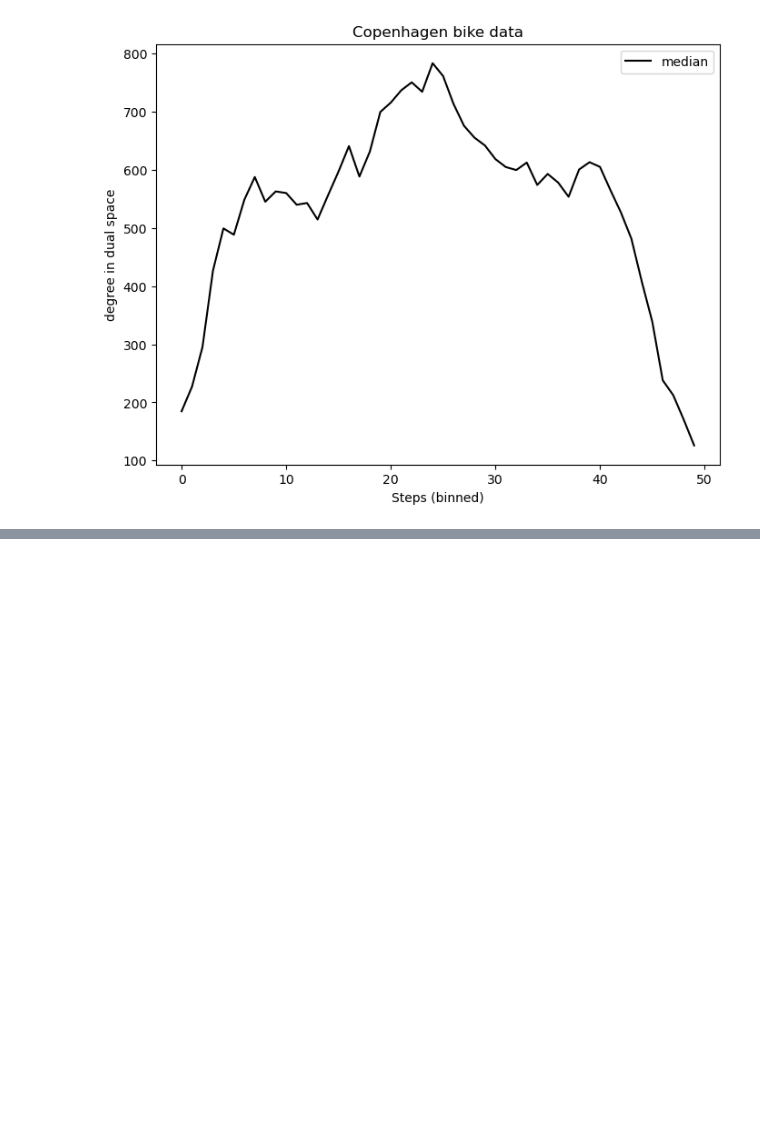
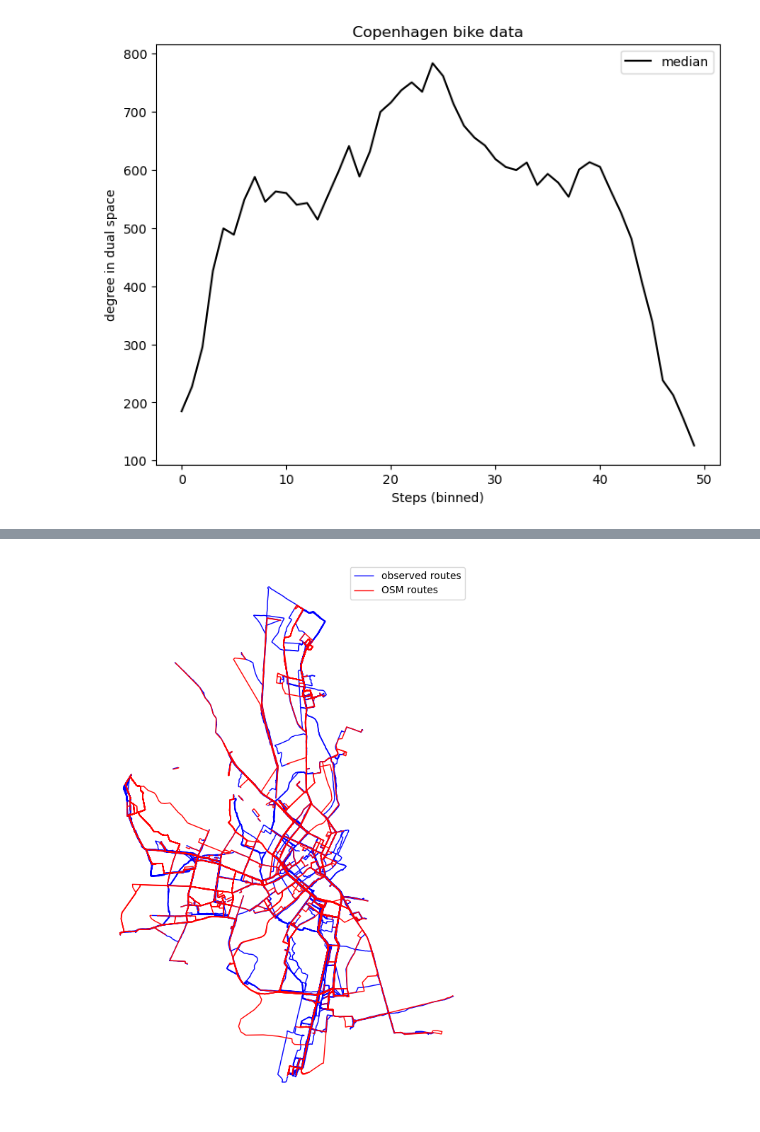
Before and after one commit to LassePSH/DualGraphDirCon, a Jupyter notebook: hovding.ipynb, the cells around one changed output, grey strips where cells are left out. Cells and saved outputs as stored; diff of their text form; code cells hidden in the pictures; blank space fills up the shorter version.

```diff
--- a/hovding.ipynb
+++ b/hovding.ipynb
@@ -178,0 +199,14 @@ plt.show()
+# %%
+import geopandas as gpd
+import matplotlib.pyplot as plt
+
+fig, ax = plt.subplots(figsize=(10, 10))
+
+gpd.GeoSeries(paths['geometry']).plot(ax=ax, color='blue', linewidth=1, label='observed routes')
+gpd.GeoSeries(paths['osm_route']).plot(ax=ax, color='red', linewidth=1, label='OSM routes')
+
+plt.axis('off')
+plt.legend()
+plt.show()
+# %% [output]
+[figure, added]
```
Also changed, not shown: parts of 13 cells of this notebook, 1 other file.
